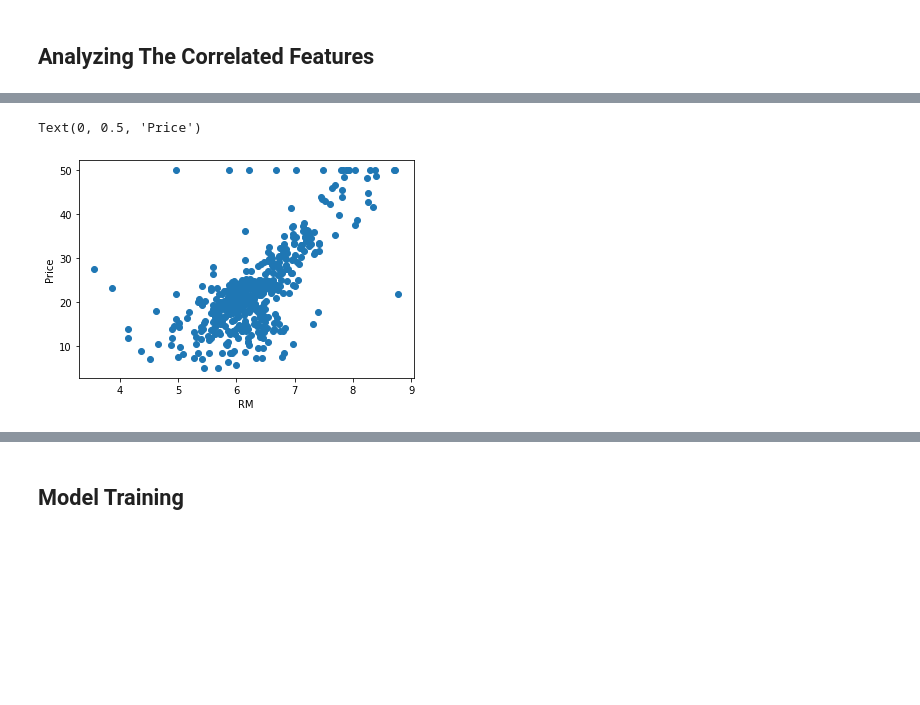
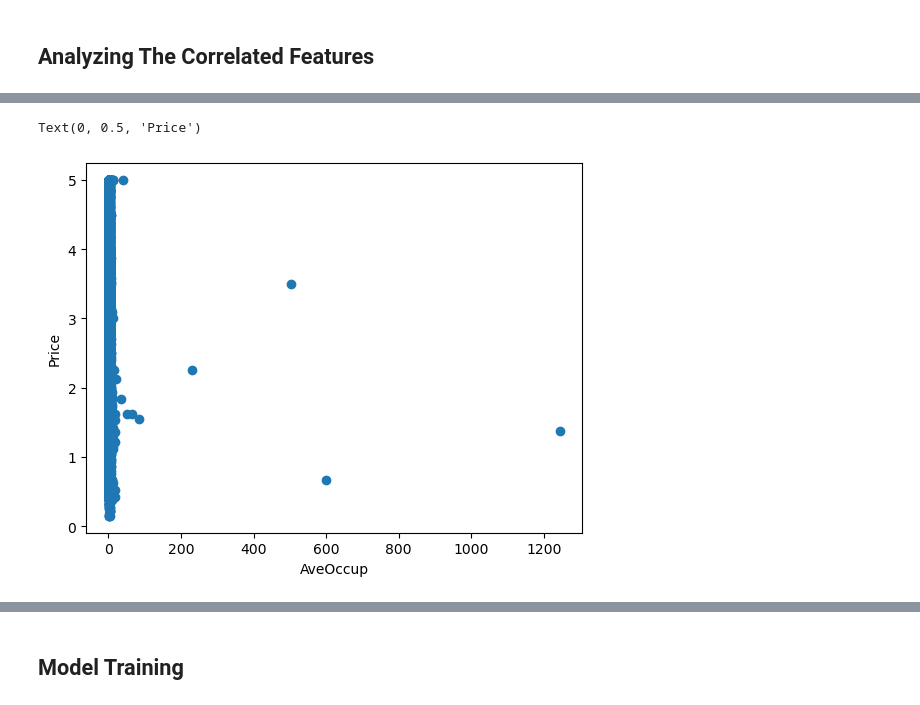
Before and after one commit to RahulSharma23b/bostonhousepricing, a Jupyter notebook: Linear Regression ML Implementation.ipynb, the cells around one changed output, grey strips where cells are left out. Saved outputs shown, nothing was run; the diff lists cells and outputs as text; code cells hidden in the pictures; blank space fills up the shorter version.

```diff
--- a/Linear Regression ML Implementation.ipynb
+++ b/Linear Regression ML Implementation.ipynb
@@ -10,5 +8,5 @@ from sklearn.datasets import load_boston
 # %%
-boston=load_boston()
+boston = fetch_california_housing()
 # %%
 boston.keys()
 # %% [output]
@@ -201,9 +172,9 @@ Text(0, 0.5, 'Price')
 # %%
-plt.scatter(dataset['RM'],dataset['Price'])
-plt.xlabel("RM")
+plt.scatter(dataset['AveOccup'],dataset['Price'])
+plt.xlabel("AveOccup")
 plt.ylabel("Price")
 # %% [output]
 Text(0, 0.5, 'Price')
-[figure, old version]
+[figure, new version]
 # %%
 import seaborn as sns
```
Also changed, not shown: parts of 45 cells of this notebook, 5 other files.
